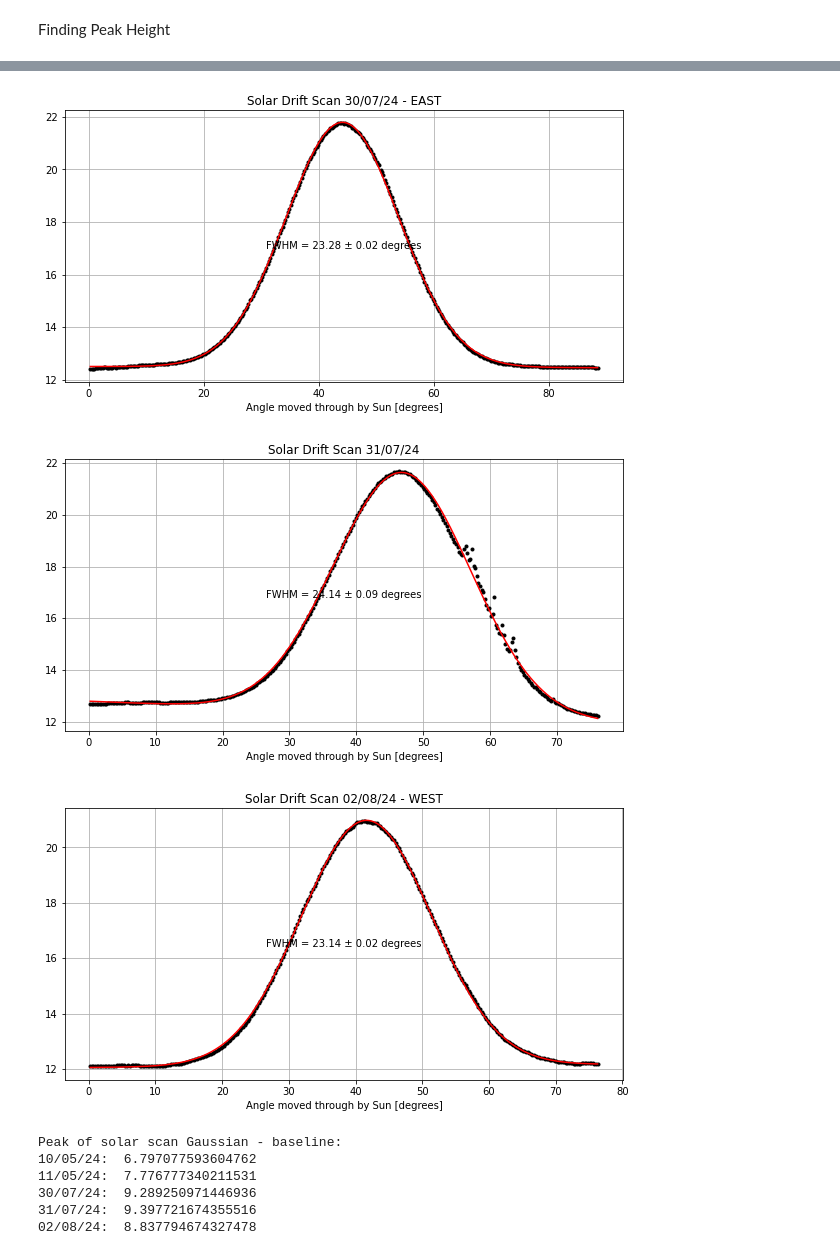
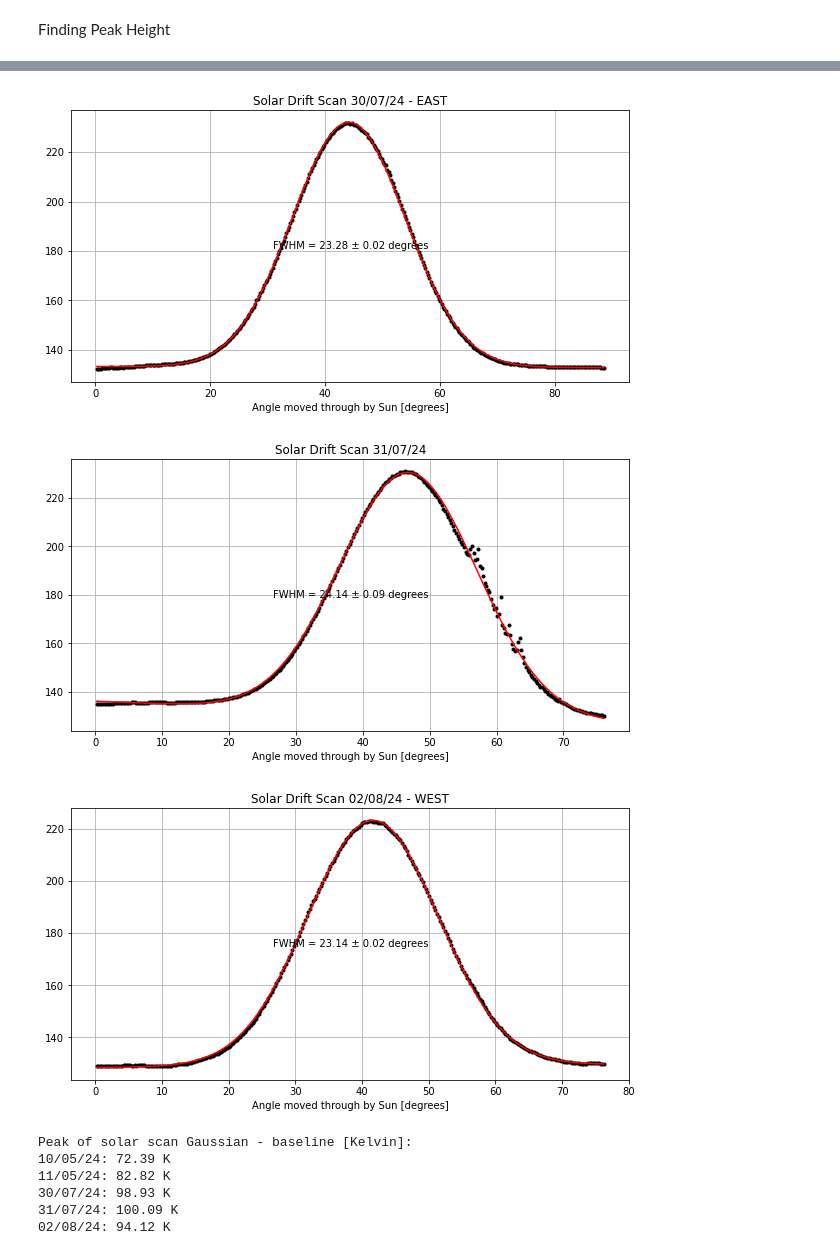
Before and after one commit to louis-hurrey/L-BASS, a Jupyter notebook: solar_transit_louis.ipynb, the cells around one changed output, grey strips where cells are left out. Drawn from its saved outputs; the diff is of its cells as text; code cells hidden in the pictures.

```diff
--- a/solar_transit_louis.ipynb
+++ b/solar_transit_louis.ipynb
@@ -464,11 +464,11 @@ t2, pwr2 = transits[2].get_data()
 t10, pwr10 = transits[3].get_data()
 t11, pwr11 = transits[4].get_data()
 
-tot_pwr30 = np.average(pwr30[1,10:,112:567], axis=1)
-tot_pwr31 = np.average(pwr31[1,:320,112:567], axis=1)
-tot_pwr2 = np.average(pwr2[3,20:340,112:567], axis=1)
-tot_pwr10 = np.average(pwr10[3,:,112:567], axis=1)
-tot_pwr11 = np.average(pwr11[3,:,112:567], axis=1)
+tot_pwr30 = np.average(pwr30[1,10:,112:567], axis=1) *10.65 #10.65 is the conversion factor from au to Kelvin
+tot_pwr31 = np.average(pwr31[1,:320,112:567], axis=1) *10.65
+tot_pwr2 = np.average(pwr2[3,20:340,112:567], axis=1) *10.65
+tot_pwr10 = np.average(pwr10[3,:,112:567], axis=1) *10.65
+tot_pwr11 = np.average(pwr11[3,:,112:567], axis=1) *10.65
 
 angle30 = np.cos(transits[0].dec_mid*np.pi/180)*np.linspace(1,len(tot_pwr30),len(tot_pwr30)) * 360/(60*24)
 angle31 = np.cos(transits[1].dec_mid*np.pi/180)*np.linspace(1,len(tot_pwr31),len(tot_pwr31)) * 360/(60*24)
@@ -543,10 +543,10 @@ plt.title("Solar Drift Scan 02/08/24 - WEST")
 plt.annotate(f"FWHM = {fwhm2:.2f} ± {fwhm_error2:.2f} degrees", (0.5, 0.5), xycoords='axes fraction', ha='center', va='center')
 plt.show()
 
-print("Peak of solar scan Gaussian - baseline:")
-print("10/05/24: ", np.max(tot_pwr10) - (popt10[4]*angle10[np.argmax(tot_pwr10)] + popt10[3]))
-print("11/05/24: ", np.max(tot_pwr11) - (popt11[4]*angle11[np.argmax(tot_pwr11)] + popt11[3]))
-print("30/07/24: ", np.max(tot_pwr30) - (popt30[4]*angle30[np.argmax(tot_pwr30)] + popt30[3]))
-print("31/07/24: ", np.max(tot_pwr31) - (popt31[4]*angle31[np.argmax(tot_pwr31)] + popt31[3]))
-print("02/08/24: ", np.max(tot_pwr2) - (popt2[4]*angle2[np.argmax(tot_pwr2)] + popt2[3]))
+print("Peak of solar scan Gaussian - baseline [Kelvin]:")
+print("10/05/24: {0:3.2f} K".format(np.max(tot_pwr10) - (popt10[4]*angle10[np.argmax(tot_pwr10)] + popt10[3])))
+print("11/05/24: {0:3.2f} K".format(np.max(tot_pwr11) - (popt11[4]*angle11[np.argmax(tot_pwr11)] + popt11[3])))
+print("30/07/24: {0:3.2f} K".format(np.max(tot_pwr30) - (popt30[4]*angle30[np.argmax(tot_pwr30)] + popt30[3])))
+print("31/07/24: {0:3.2f} K".format(np.max(tot_pwr31) - (popt31[4]*angle31[np.argmax(tot_pwr31)] + popt31[3])))
+print("02/08/24: {0:3.2f} K".format(np.max(tot_pwr2) - (popt2[4]*angle2[np.argmax(tot_pwr2)] + popt2[3])))
 # %% [output]
@@ -555,9 +555,9 @@ print("02/08/24: ", np.max(tot_pwr2) - (popt2[4]*angle2[np.argmax(tot_pwr2)] + p
-[figure, old version]
+[figure, new version]
-[figure, old version]
+[figure, new version]
-[figure, old version]
+[figure, new version]
-Peak of solar scan Gaussian - baseline:
-10/05/24:  6.797077593604762
-11/05/24:  7.776777340211531
-30/07/24:  9.289250971446936
-31/07/24:  9.397721674355516
-02/08/24:  8.837794674327478
+Peak of solar scan Gaussian - baseline [Kelvin]:
+10/05/24: 72.39 K
+11/05/24: 82.82 K
+30/07/24: 98.93 K
+31/07/24: 100.09 K
+02/08/24: 94.12 K
```
Also changed, not shown: parts of 3 cells of this notebook, 14 other files.
